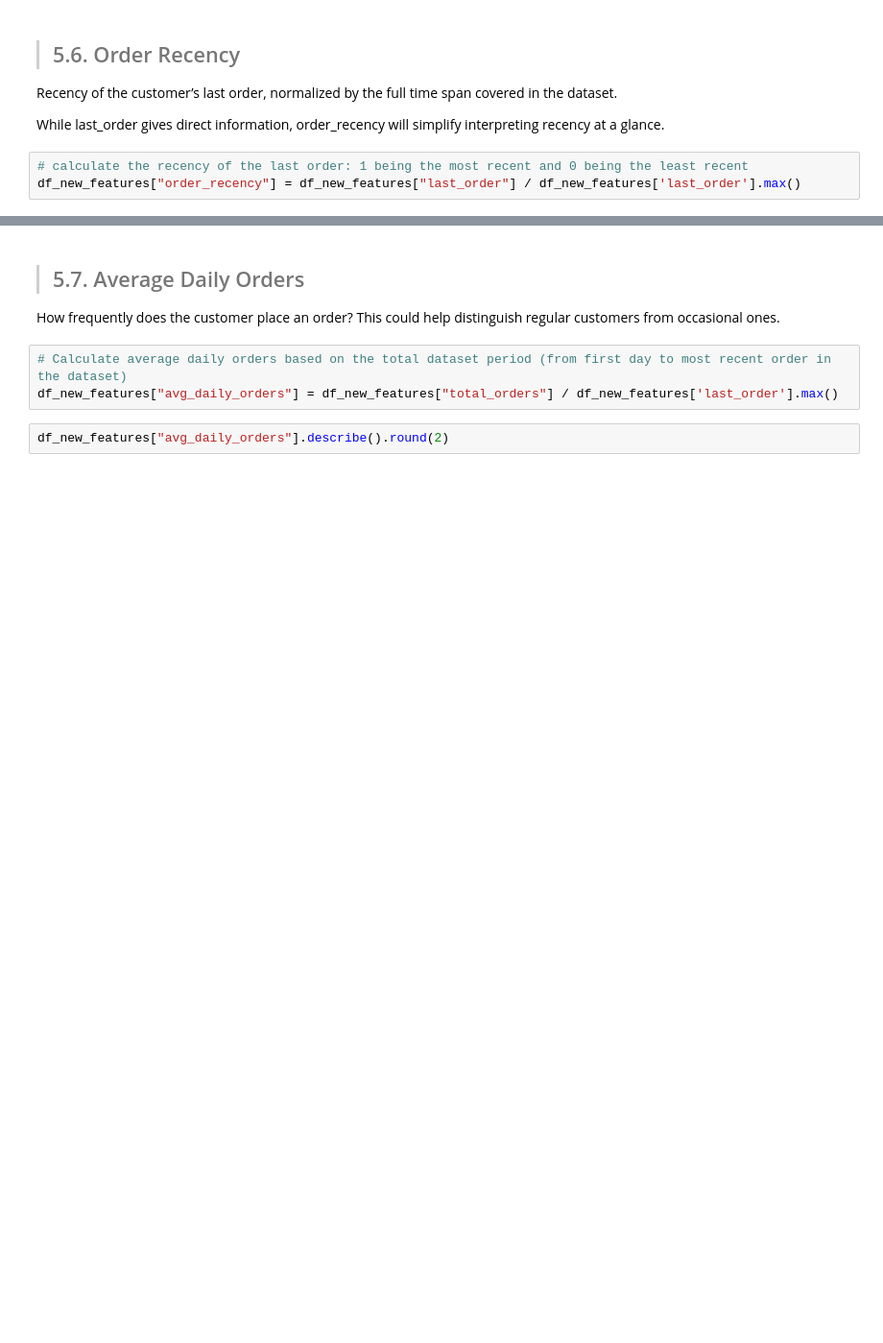
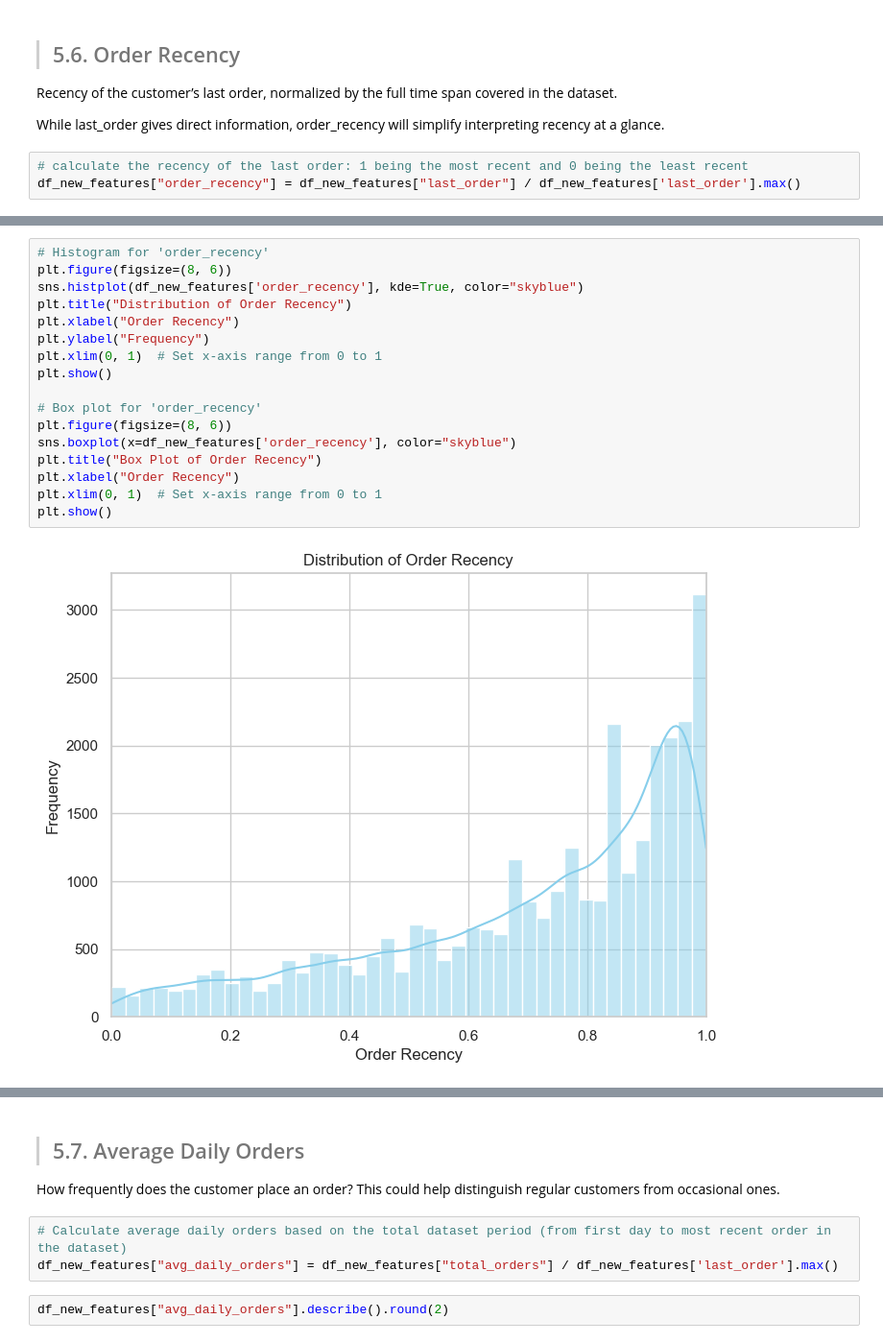
Before and after one commit to SvenGoerdes/CustomerSegmentationDataMining, a Jupyter notebook: deliverables/EDA.ipynb, the cells around one changed output, grey strips where cells are left out. Shown at 96% size. Saved outputs shown, nothing was run; the diff lists cells and outputs as text; blank space fills up the shorter version.

```diff
--- a/deliverables/EDA.ipynb
+++ b/deliverables/EDA.ipynb
@@ -1254,0 +1998,19 @@ df_new_features["order_recency"].describe().round(2)
+# %%
+# Histogram for 'order_recency'
+plt.figure(figsize=(8, 6))
+sns.histplot(df_new_features['order_recency'], kde=True, color="skyblue")
+plt.title("Distribution of Order Recency")
+plt.xlabel("Order Recency")
+plt.ylabel("Frequency")
+plt.xlim(0, 1)  # Set x-axis range from 0 to 1
+plt.show()
+
+# Box plot for 'order_recency'
+plt.figure(figsize=(8, 6))
+sns.boxplot(x=df_new_features['order_recency'], color="skyblue")
+plt.title("Box Plot of Order Recency")
+plt.xlabel("Order Recency")
+plt.xlim(0, 1)  # Set x-axis range from 0 to 1
+plt.show()
+# %% [output]
+[figure, added]
```
Also changed, not shown: parts of 99 cells of this notebook.
